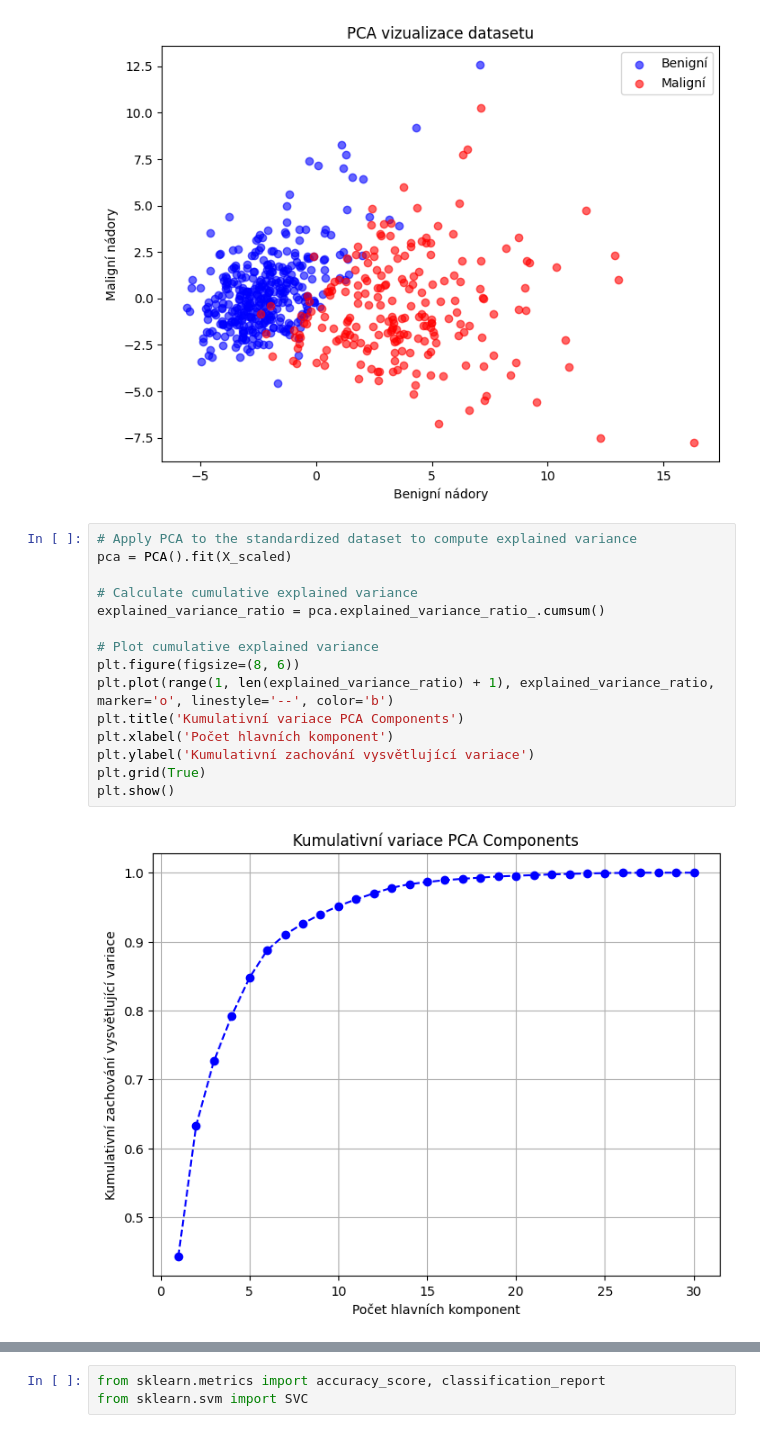
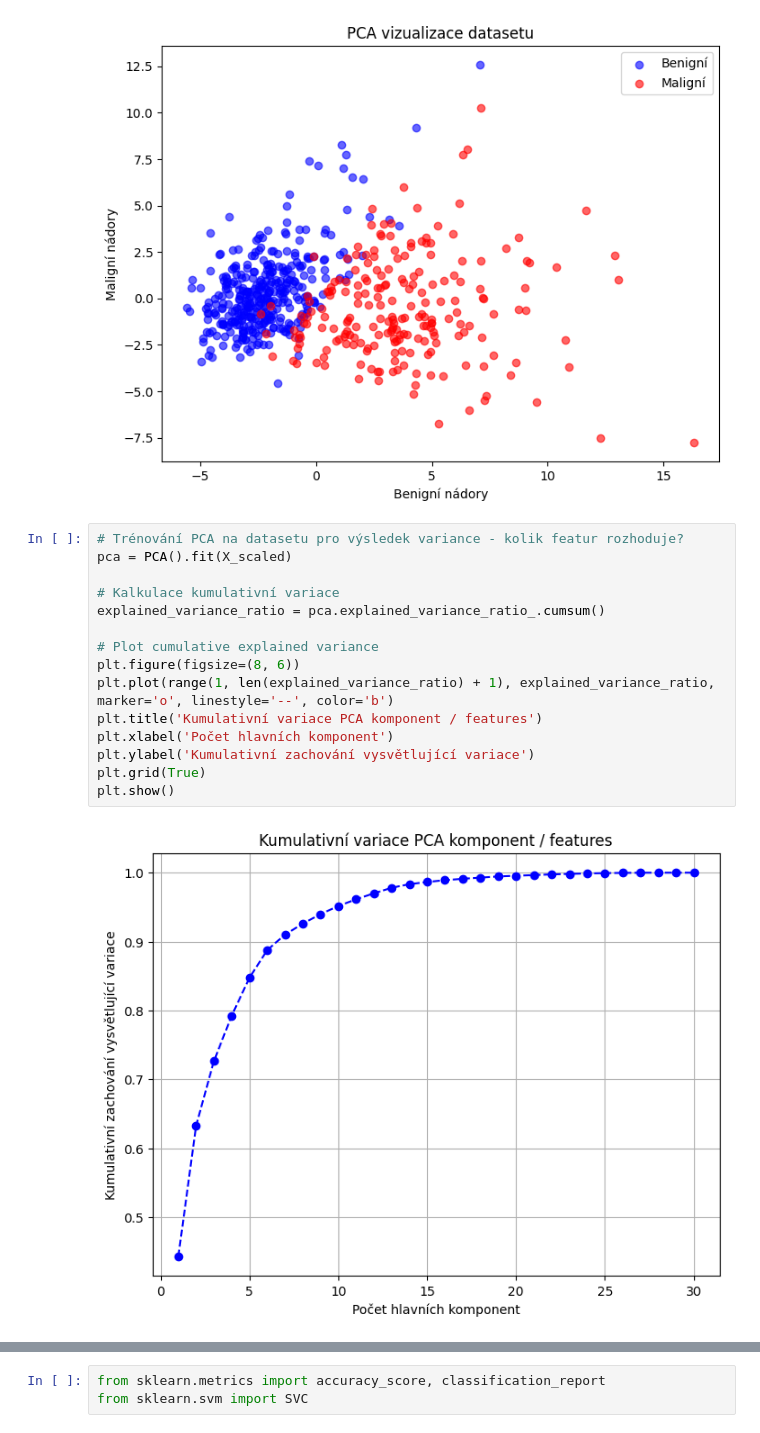
Before and after one commit to MariaSzighardtova/archive, a Jupyter notebook: breast_cancer_wisconsin.ipynb, the cells around one changed output, grey strips where cells are left out. Cells and saved outputs as stored; diff of their text form.

```diff
--- a/breast_cancer_wisconsin.ipynb
+++ b/breast_cancer_wisconsin.ipynb
@@ -274,22 +261,22 @@ plt.show()
 # %% [output]
 [figure]
 # %%
-# Apply PCA to the standardized dataset to compute explained variance
+# Trénování PCA na datasetu pro výsledek variance - kolik featur rozhoduje?
 pca = PCA().fit(X_scaled)
 
-# Calculate cumulative explained variance
+# Kalkulace kumulativní variace
 explained_variance_ratio = pca.explained_variance_ratio_.cumsum()
 
 # Plot cumulative explained variance
 plt.figure(figsize=(8, 6))
 plt.plot(range(1, len(explained_variance_ratio) + 1), explained_variance_ratio, marker='o', linestyle='--', color='b')
-plt.title('Kumulativní variace PCA Components')
+plt.title('Kumulativní variace PCA komponent / features')
 plt.xlabel('Počet hlavních komponent')
 plt.ylabel('Kumulativní zachování vysvětlující variace')
 plt.grid(True)
 plt.show()
 # %% [output]
-[figure, old version]
+[figure, new version]
 # %%
 # Kumulativní variace
 cumulative_variance = np.cumsum(pca.explained_variance_ratio_)
```
Also changed, not shown: parts of 30 cells of this notebook, 3 other files.
